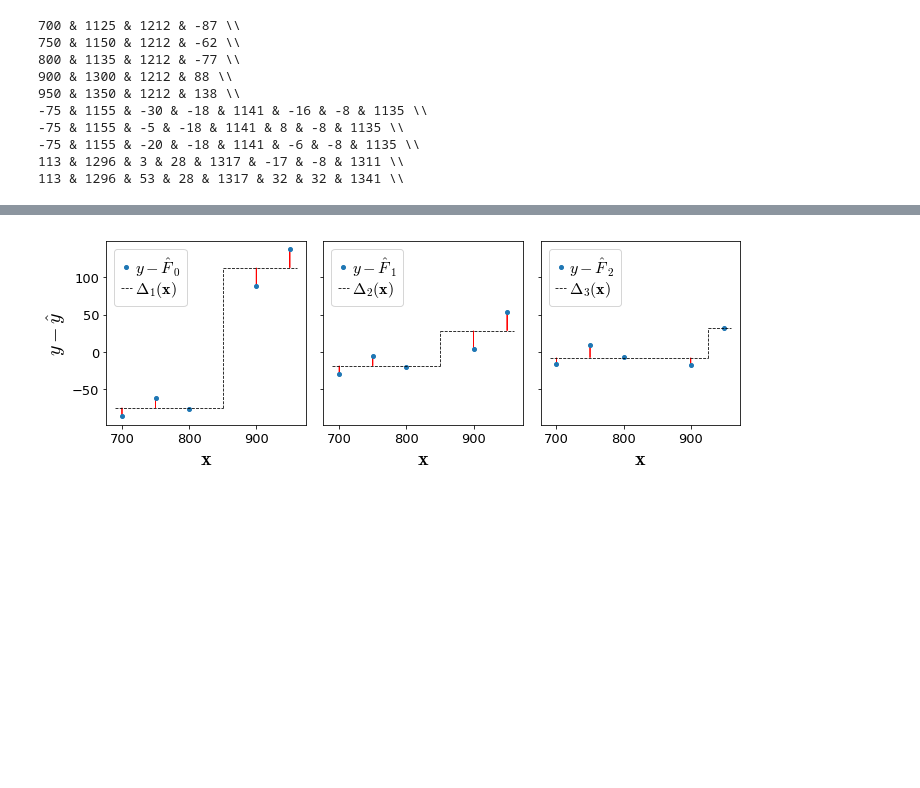
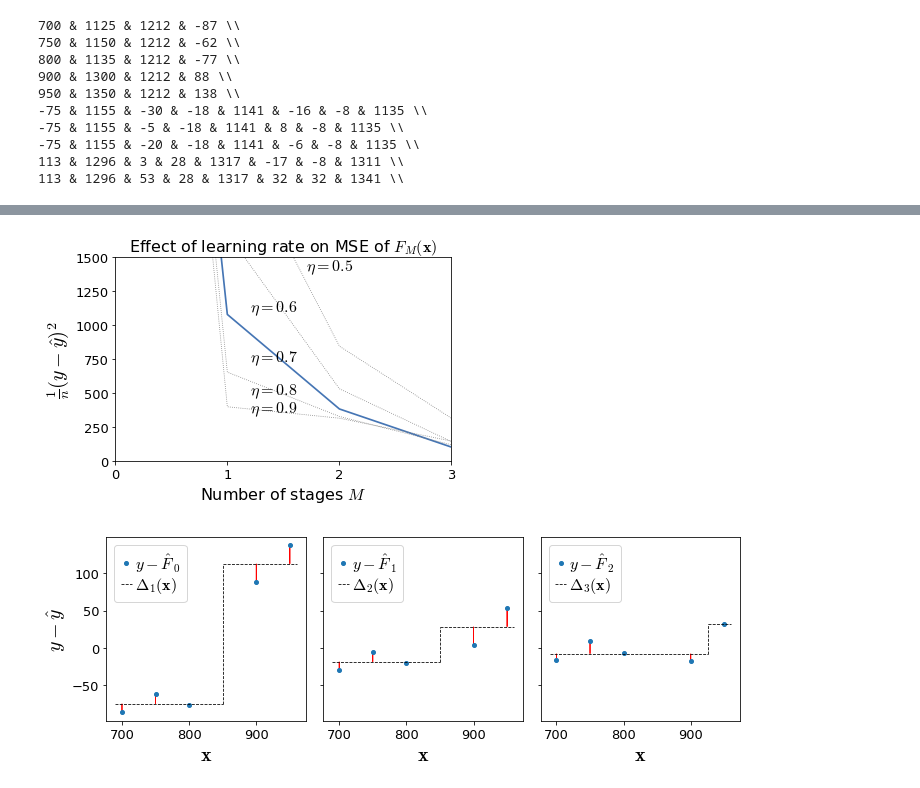
Before and after one commit to parrt/ml-articles, a Jupyter notebook: gradient-boosting/notebooks/dev.ipynb, the cells around one changed output, grey strips where cells are left out. Cells and saved outputs as stored; diff of their text form; code cells hidden in the pictures; blank space fills up the shorter version.

```diff
--- a/gradient-boosting/notebooks/dev.ipynb
+++ b/gradient-boosting/notebooks/dev.ipynb
@@ -123,0 +122,12 @@ plt.show()
+# %%
+stages = 4
+df = data() # fresh data
+
+df_mse = pd.DataFrame(data={"stage":range(stages)})
+
+for eta in np.arange(.5, 1, .1):
+    mse,mae = boost(df, 'sqfeet', 'rent', splits, eta, stages)
+    df_mse[f'mse_{eta:.2f}'] = mse
+
+mse = [mean_squared_error(df.rent, df[f'F{s}']) for s in range(4)]
+df_mse
@@ -124,3 +140,47 @@ plt.show()
+# %%
+fig, ax = plt.subplots(nrows=1, ncols=1, figsize=(6, 4), sharex=True)
+
+maxy = 1500
+
+mins = []
+for eta in np.arange(.5, 1, .1):
+    mins.append( np.min(df_mse[f'mse_{eta:.2f}']) )
+
+min_eta_index = np.argmin(mins)
+
+i = 0
+for eta in np.arange(.5, 1, .1):
+    color = 'grey'
+    lw = .8
+    ls = ':'
+    if i==min_eta_index:
+        color = bookcolors['blue']
+        lw = 1.7
+        ls = '-'
+    ax.plot(df_mse.stage,df_mse[f'mse_{eta:.2f}'],
+            linewidth=lw,
+            linestyle=ls,
+            c=color)
+    xloc = 1.2
+    yloc = (df_mse[f'mse_{eta:.2f}'].values[1] + df_mse[f'mse_{eta:.2f}'].values[2])/2
+    if yloc>maxy:
+        yloc = maxy-100
+        xloc +=  .5
+    ax.text(xloc, yloc, f"$\\eta={eta:.1f}$",
+            fontsize=16)
+    i += 1
+
+plt.axis([0,stages-1,0,maxy])
+
+ax.set_ylabel(r"$\frac{1}{n}(y-\hat y)^2$", fontsize=20)
+ax.set_xlabel(r"Number of stages $M$", fontsize=16)
+ax.set_title(r'Effect of learning rate on MSE of $F_M({\bf x})$', fontsize=16)
+ax.set_xticks(range(0,stages))
+
+plt.tight_layout()
+plt.show()
+# %% [output]
+[figure, added]
 # %%
 def draw_stub(ax, x_train, y_train, y_pred, split, stage):
     line1, = ax.plot(x_train, y_train, 'o',
```
Also changed, not shown: parts of 4 cells of this notebook, 1 other file.
